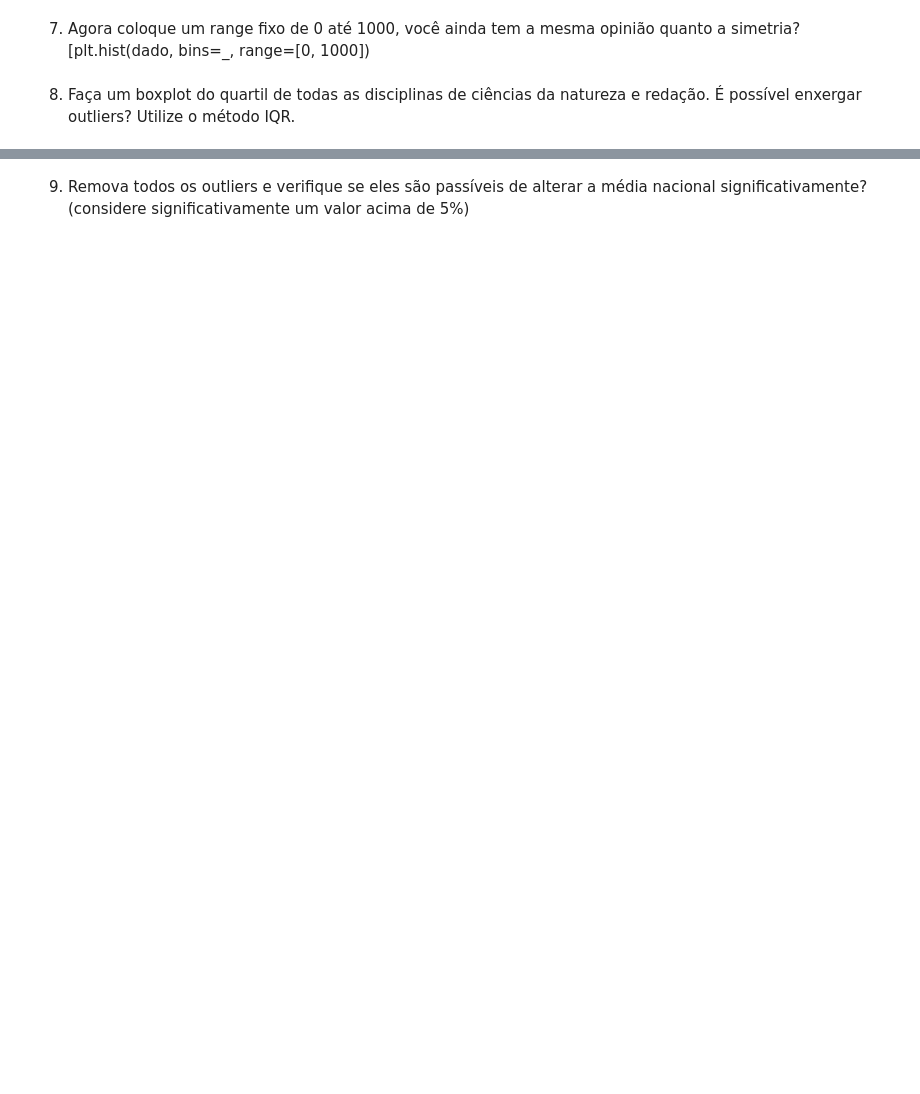
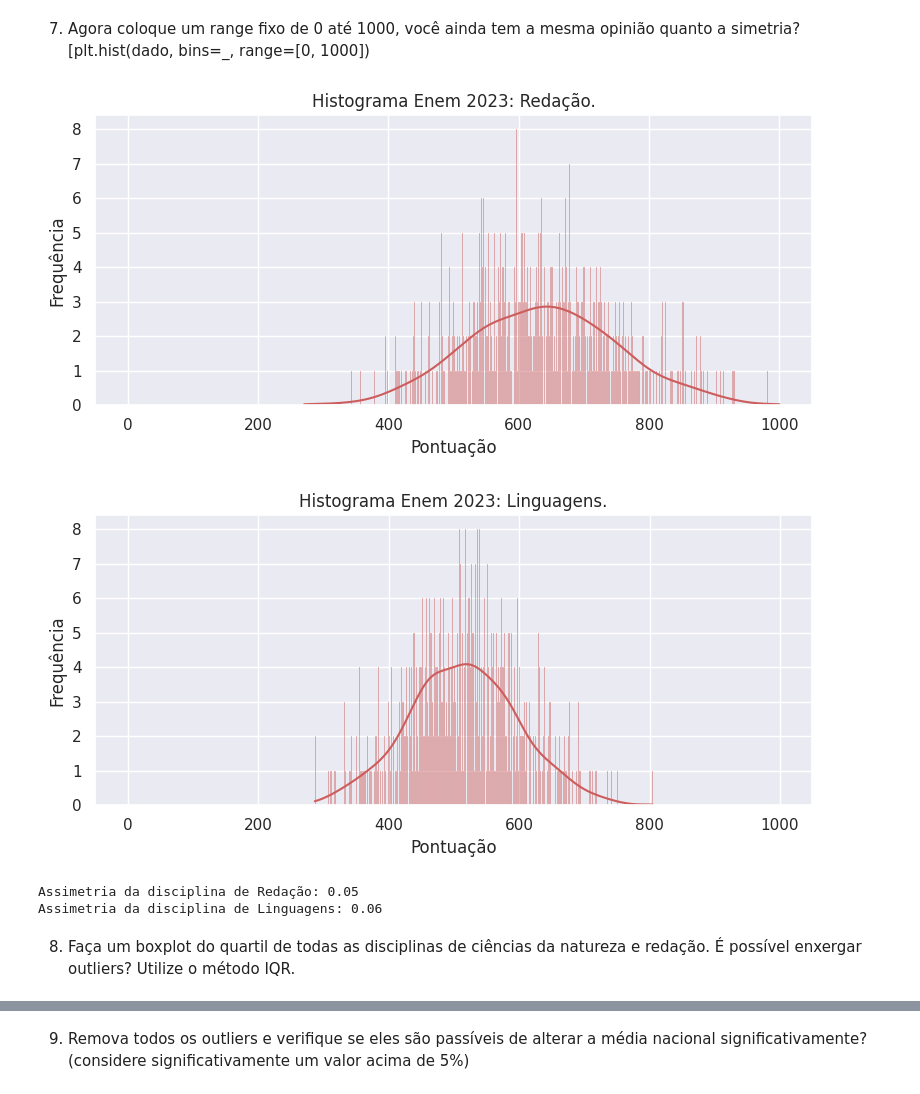
Before and after one commit to adhalya/estatistica-frequencias-medidas, a Jupyter notebook: Desafio_Estatística_Frequências_e_medidas.ipynb, the cells around one changed output, grey strips where cells are left out. Saved outputs shown, nothing was run; the diff lists cells and outputs as text; code cells hidden in the pictures; blank space fills up the shorter version.

```diff
--- a/Desafio_Estatística_Frequências_e_medidas.ipynb
+++ b/Desafio_Estatística_Frequências_e_medidas.ipynb
@@ -148,5 +171,34 @@ Podemos dizer que são histogramas simétricos, justifique e classifique se não
 # %% [markdown]
 7. Agora coloque um range fixo de 0 até 1000, você ainda tem a mesma opinião quanto a simetria? [plt.hist(dado, bins=_, range=[0, 1000])
+# %%
+colunas = df[["Redação", "Linguagens"]].dropna()
+
+# Carregando o tema do seaborn
+sns.set_theme()
+
+# Calculando a assimetria de cada coluna
+for coluna in colunas.select_dtypes(include=np.number):
+    # Plotando a imagem na dimensão 800 x 400
+    plt.figure(figsize=(8, 4))
+    sns.histplot(df[coluna], bins=range(0, 1000), kde=True, color='indianred')
+    plt.xlabel("Pontuação")
+    plt.ylabel("Frequência")
+    plt.title(f"Histograma Enem 2023: {coluna}.")
+
+    plt.tight_layout()
+    plt.show()
+# %% [output]
+[figure, added]
+[figure, added]
+# %%
+# Calcular a assimetria dos dados
+assimetria_redacao = skew(colunas["Redação"])
+assimetria_linguagens = skew(colunas["Linguagens"])
+
+print(f"Assimetria da disciplina de Redação: {assimetria_redacao:.2f}")
+print(f"Assimetria da disciplina de Linguagens: {assimetria_linguagens:.2f}")
+# %% [output]
+Assimetria da disciplina de Redação: 0.05
+Assimetria da disciplina de Linguagens: 0.06
 # %% [markdown]
-8. Faça um boxplot do quartil de todas as disciplinas de ciências da
-natureza e redação. É possível enxergar outliers? Utilize o método IQR.
+8. Faça um boxplot do quartil de todas as disciplinas de ciências da natureza e redação. É possível enxergar outliers? Utilize o método IQR.
```
Also changed, not shown: parts of 10 cells of this notebook.
